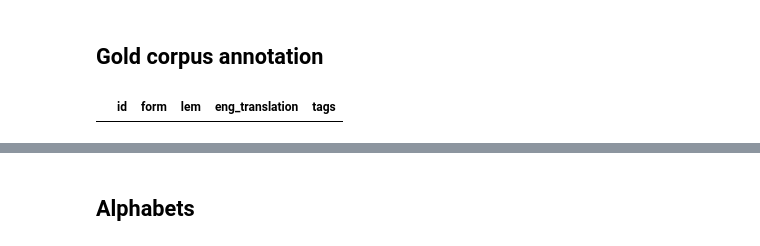
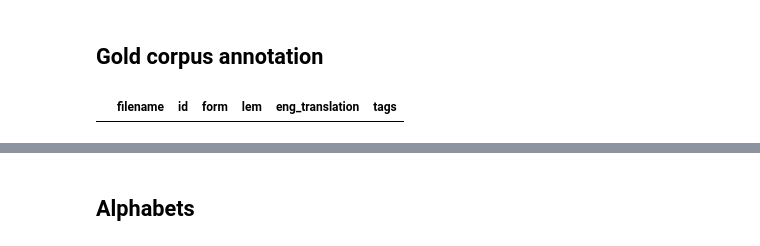
Before and after one commit to mr-martian/apertium-sux, a Jupyter notebook: sux_preprocessing.ipynb, the cells around one changed output, grey strips where cells are left out. Cells and saved outputs as stored; diff of their text form; code cells hidden in the pictures.

```diff
--- a/sux_preprocessing.ipynb
+++ b/sux_preprocessing.ipynb
@@ -67,11 +93,11 @@ def process_row(row):
 ## Gold corpus annotation
 # %%
 # define dataframe
-column = ['id','form','lem','eng_translation','tags']
+column = ['filename','id','form','lem','eng_translation','tags']
 extracted_df = pd.DataFrame(columns = column)
 extracted_df.head()
 # %% [output]
-|  | id | form | lem | eng_translation | tags |
+|  | filename | id | form | lem | eng_translation | tags |
 # %%
 base_dir = '../Data/mtaac_gold_corpus/morph/to_dict/'
 conll_files = os.listdir('../Data/mtaac_gold_corpus/morph/to_dict/')
```
Also changed, not shown: parts of 78 cells of this notebook, 11 other files.
